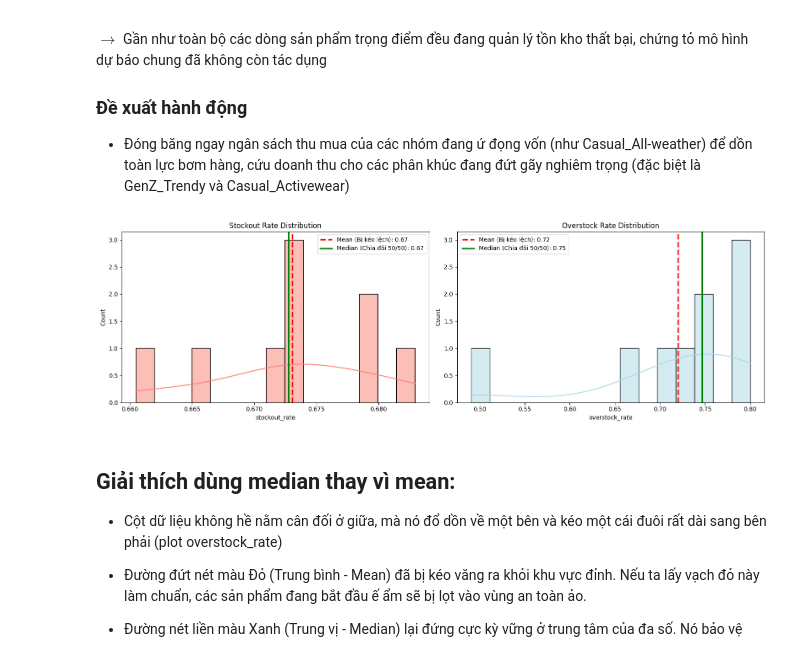
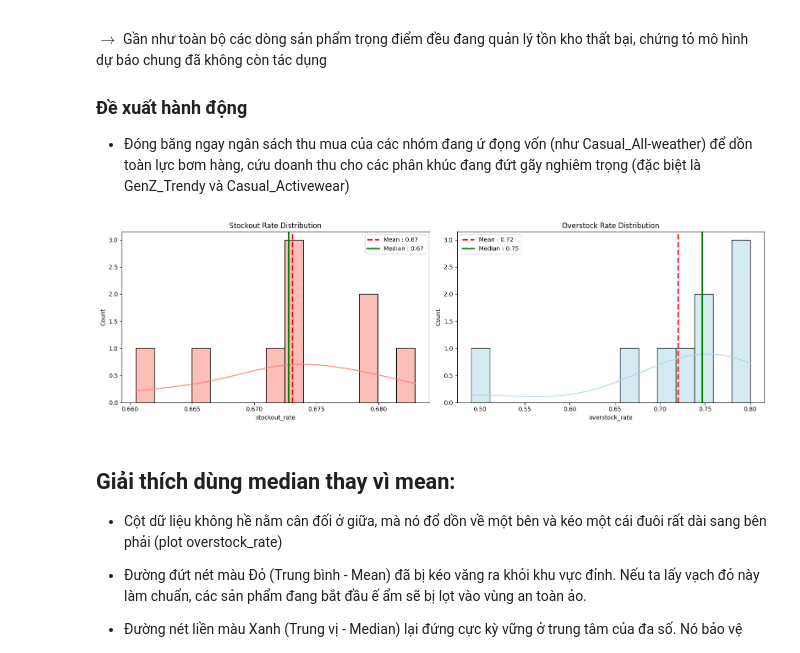
Before and after one commit to NgTHung/DATATHON-2026-r1, a Jupyter notebook: notebooks/Supply-side.ipynb, the cells around one changed output. Drawn from its saved outputs; the diff is of its cells as text; code cells hidden in the pictures.

Commit message:
fix: subplot for explain chart 7

```diff
--- a/notebooks/Supply-side.ipynb
+++ b/notebooks/Supply-side.ipynb
@@ -265,32 +265,32 @@ $\rightarrow$ Gần như toàn bộ các dòng sản phẩm trọng điểm đ
 # %%
 
 
 fig, axes = plt.subplots(1, 2, figsize=(16, 5))
 
 
 sns.histplot(chart7_data['stockout_rate'], bins=15, kde=True, ax=axes[0], color='salmon')
 mean_stockout = chart7_data['stockout_rate'].mean()
 median_stockout = chart7_data['stockout_rate'].median()
 
-axes[0].axvline(mean_stockout, color='red', linestyle='--', linewidth=2.5, label=f'Mean (Bị kéo lệch): {mean_stockout:.2f}')
-axes[0].axvline(median_stockout, color='green', linestyle='-', linewidth=2.5, label=f'Median (Chia đôi 50/50): {median_stockout:.2f}')
+axes[0].axvline(mean_stockout, color='red', linestyle='--', linewidth=2.5, label=f'Mean : {mean_stockout:.2f}')
+axes[0].axvline(median_stockout, color='green', linestyle='-', linewidth=2.5, label=f'Median : {median_stockout:.2f}')
 axes[0].set_title('Stockout Rate Distribution')
 axes[0].legend()
 
 sns.histplot(chart7_data['overstock_rate'], bins=15, kde=True, ax=axes[1], color='lightblue')
 mean_overstock = chart7_data['overstock_rate'].mean()
 median_overstock = chart7_data['overstock_rate'].median()
 
-axes[1].axvline(mean_overstock, color='red', linestyle='--', linewidth=2.5, label=f'Mean (Bị kéo lệch): {mean_overstock:.2f}')
-axes[1].axvline(median_overstock, color='green', linestyle='-', linewidth=2.5, label=f'Median (Chia đôi 50/50): {median_overstock:.2f}')
+axes[1].axvline(mean_overstock, color='red', linestyle='--', linewidth=2.5, label=f'Mean : {mean_overstock:.2f}')
+axes[1].axvline(median_overstock, color='green', linestyle='-', linewidth=2.5, label=f'Median : {median_overstock:.2f}')
 axes[1].set_title('Overstock Rate Distribution')
 axes[1].legend()
 
 
 plt.tight_layout()
 plt.show()
 # %% [output]
-[figure, old version]
+[figure, new version]
 # %% [markdown]
 ## Giải thích dùng median thay vì mean:
 - Cột dữ liệu không hề nằm cân đối ở giữa, mà nó đổ dồn về một bên và kéo một cái đuôi rất dài sang bên phải (plot overstock_rate)
```
